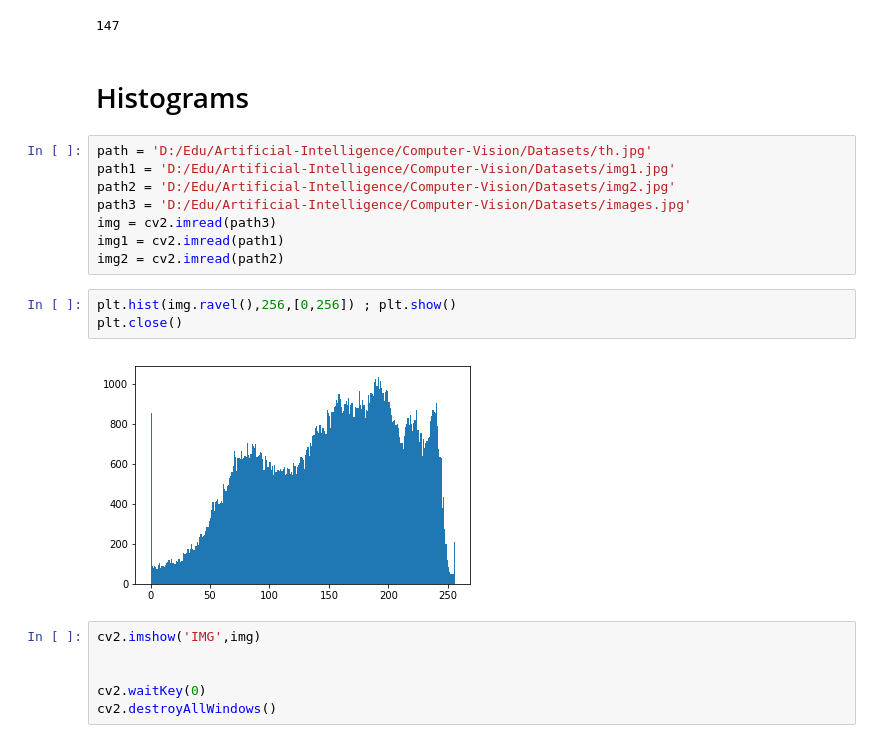
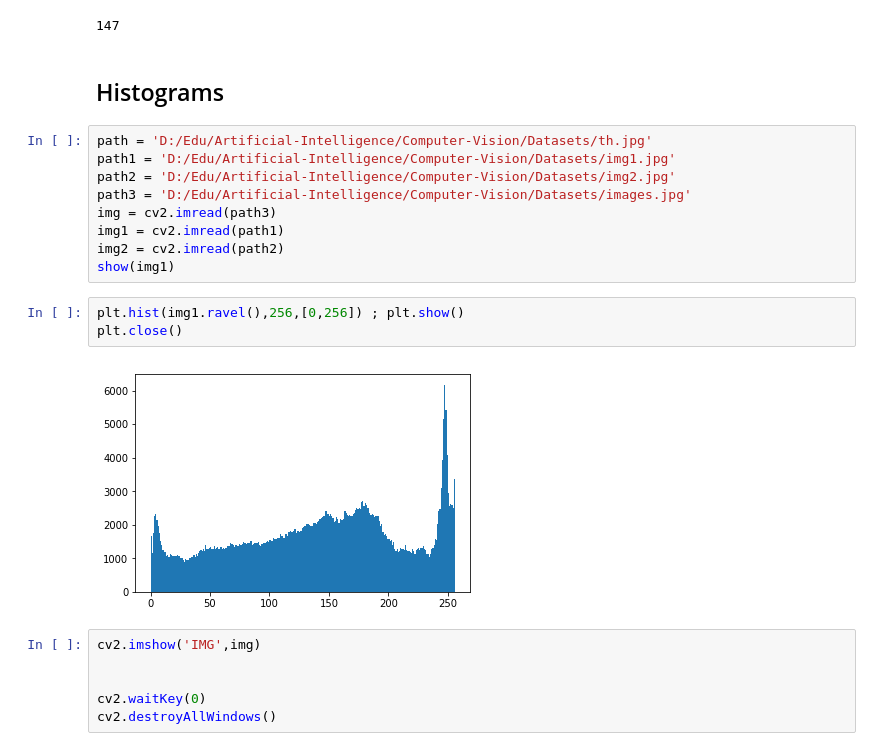
Before and after one commit to Saiphani724-zz/Python, a Jupyter notebook: Opencv_Basics.ipynb, the cells around one changed output. Drawn from its saved outputs; the diff is of its cells as text.

```diff
--- a/Opencv_Basics.ipynb
+++ b/Opencv_Basics.ipynb
@@ -73,7 +84,7 @@ img_read_as_gray[0][0]
 # %% [output]
 147
 # %% [markdown]
-<h1>Histograms</h1>
+## Histograms
 # %%
 path = 'D:/Edu/Artificial-Intelligence/Computer-Vision/Datasets/th.jpg'
 path1 = 'D:/Edu/Artificial-Intelligence/Computer-Vision/Datasets/img1.jpg'
@@ -82,11 +93,12 @@ path3 = 'D:/Edu/Artificial-Intelligence/Computer-Vision/Datasets/images.jpg'
 img = cv2.imread(path3)
 img1 = cv2.imread(path1)
 img2 = cv2.imread(path2)
+show(img1)
 # %%
-plt.hist(img.ravel(),256,[0,256]) ; plt.show()
+plt.hist(img1.ravel(),256,[0,256]) ; plt.show()
 plt.close()
 # %% [output]
-[figure, old version]
+[figure, new version]
 # %%
 cv2.imshow('IMG',img)
 
```
Also changed, not shown: parts of 48 cells of this notebook.
